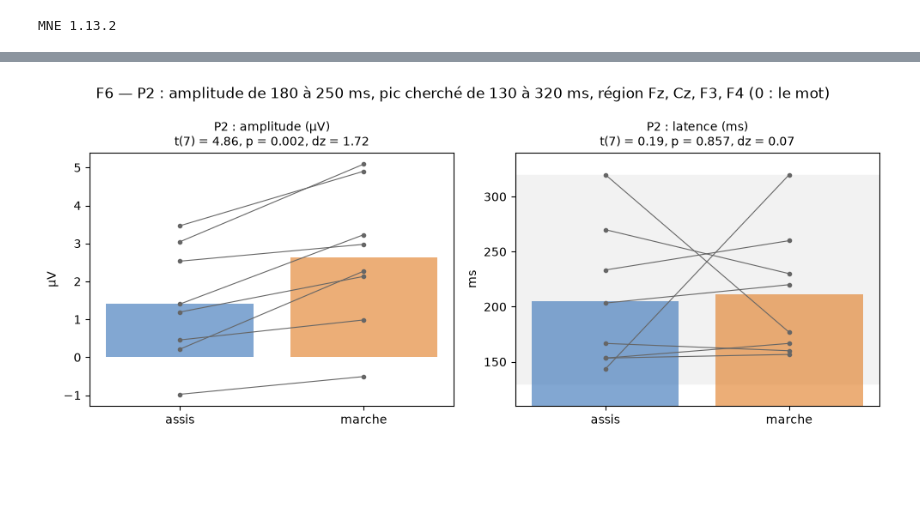
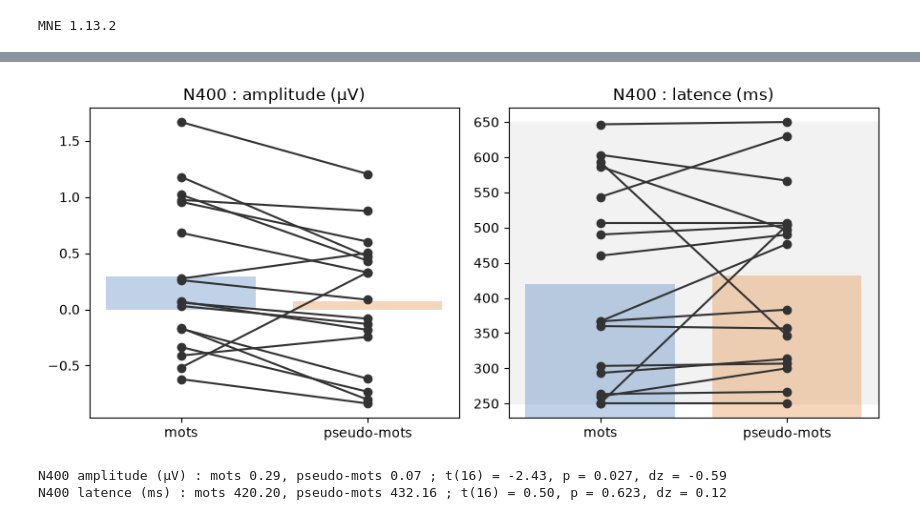
Before and after one commit to thecocolab/PSY2007D-UdeM, a Jupyter notebook: 09_analysis1_lexicaldecision.ipynb, the cells around one changed output, grey strips where cells are left out. Cells and saved outputs as stored; diff of their text form; code cells hidden in the pictures; blank space fills up the shorter version.

```diff
--- a/09_analysis1_lexicaldecision.ipynb
+++ b/09_analysis1_lexicaldecision.ipynb
@@ -111,10 +94,10 @@ chaque époque, la moyenne de ses seules électrodes mesurées, et les cartes n'
 # %%
 # ---- 0.3 Charger les données -----------------------------------------------------------------------------------------------------
 epochs, epochs_tape = {}, {}                                 # participant -> ses époques autour du mot, et autour de la tape
-for fichier in sorted((DOSSIER / 'pretraite').glob('sub-*_epo.fif')):
+for fichier in sorted((DOSSIER / 'pretraite_00').glob('sub-*_epo.fif')):
     participant = fichier.name.split('_')[0][4:]             # 'sub-P003_epo.fif' -> 'P003'
     epochs[participant] = mne.read_epochs(fichier, preload=True)
-    fichier_tape = DOSSIER / 'pretraite' / 'tape' / f'sub-{participant}_tape_epo.fif'
+    fichier_tape = DOSSIER / 'pretraite_00' / 'tape' / f'sub-{participant}_tape_epo.fif'
     if fichier_tape.exists():
         epochs_tape[participant] = mne.read_epochs(fichier_tape, preload=True)
 essais = pd.read_csv(DOSSIER / 'comportement' / 'essais.csv')
@@ -525,14 +600,0 @@ Le nombre de participants qui ont mesuré chaque électrode : {'Fp1': 5, 'Fp2':
-# %%
-# ---- F5 : un test t par électrode ------------------------------------------------------------------------------------------------
-t_electrodes, p_electrodes = np.full(len(noms_ch), np.nan), np.full(len(noms_ch), np.nan)
-for j in np.flatnonzero(vue):                                # un test t apparié par électrode, chez les participants qui l'ont mesurée
-    t_electrodes[j], p_electrodes[j] = stats.ttest_rel(valeurs_B[deux[:, j], j], valeurs_A[deux[:, j], j])
-fig, ax = plt.subplots(figsize=(5, 4.3))
-image, _ = mne.viz.plot_topomap(t_electrodes[vue], info_vue, axes=ax, show=False, vlim=(-4, 4), cmap='RdBu_r', mask=p_electrodes[vue] < 0.05,
-                                mask_params=dict(marker='o', markerfacecolor='w', markeredgecolor='k', markersize=8))
-fig.colorbar(image, ax=ax, label='t')
-ax.set_title(f'F5 — t par électrode ({COND_B} - {COND_A})\nronds blancs : p < .05 (non corrigé)', fontsize=10)
-plt.show()
-significatives = [c for c, p in zip(noms_ch, p_electrodes) if p < 0.05]
-bilan['F5 électrodes à p < .05'] = dict(n=len(valeurs_A), electrodes=', '.join(significatives) or 'aucune')
-print('Électrodes à p < .05 :', significatives or 'aucune')
@@ -596,25 +715,22 @@ mesures_eeg.round(2)
 # %%
-# ---- F6 : amplitude et latence, condition par condition --------------------------------------------------------------------------
-fig, axes = plt.subplots(1, 2, figsize=(10, 4.2))
-for ax, mesure, unite in zip(axes, ['amplitude (µV)', 'latence (ms)'], ['µV', 'ms']):
+# ---- F6 : amplitude et latence ---------------------------------------------------------------------------------------------------
+fig, axes = plt.subplots(1, 2, figsize=(9, 4))
+resultats = []
+for ax, mesure in zip(axes, ['amplitude (µV)', 'latence (ms)']):
     large = mesures_eeg.pivot(index='participant', columns='condition', values=mesure)[[COND_A, COND_B]]
-    ax.bar([0, 1], large.mean(), color=[COULEURS[COND_A], COULEURS[COND_B]], alpha=0.6)
-    for participant, valeurs in large.iterrows():
-        ax.plot([0, 1], valeurs.to_numpy(), color='0.4', lw=0.8, marker='o', ms=3)
+    ax.bar([0, 1], large.mean(), color=[COULEURS[COND_A], COULEURS[COND_B]], alpha=0.3)
+    ax.plot([0, 1], large.T.to_numpy(), color='0.2', marker='o')
+    ax.set(xticks=[0, 1], xticklabels=[COND_A, COND_B], title=f'{NOM} : {mesure}')
     t, p = stats.ttest_rel(large[COND_B], large[COND_A])
     difference = large[COND_B] - large[COND_A]
-    dz = difference.mean() / difference.std(ddof=1)
-    ax.set_xticks([0, 1])
-    ax.set_xticklabels([COND_A, COND_B])
-    ax.set_ylabel(unite)
-    ax.set_title(f'{NOM} : {mesure}\nt({len(large) - 1}) = {t:.2f}, p = {p:.3f}, dz = {dz:.2f}', fontsize=10)
-    bilan[f'F6 {NOM} {mesure}'] = dict(n=len(large), difference_moyenne=round(difference.mean(), 2), t=round(t, 2), p=round(p, 4),
-                                       dz=round(dz, 2))
+    resultats.append(f'{NOM} {mesure} : {COND_A} {large[COND_A].mean():.2f}, {COND_B} {large[COND_B].mean():.2f} ; '
+                     f't({len(large) - 1}) = {t:.2f}, p = {p:.3f}, dz = {difference.mean() / difference.std(ddof=1):.2f}')
 axes[1].axhspan(FENETRE_LATENCE[0] * 1000, FENETRE_LATENCE[1] * 1000, color='0.95', zorder=0)   # la fenêtre de recherche du pic
 axes[1].set_ylim(FENETRE_LATENCE[0] * 1000 - 20, FENETRE_LATENCE[1] * 1000 + 20)
-fig.suptitle(f'F6 — {NOM} : amplitude de {FENETRE[0] * 1000:.0f} à {FENETRE[1] * 1000:.0f} ms, pic cherché de '
-             f'{FENETRE_LATENCE[0] * 1000:.0f} à {FENETRE_LATENCE[1] * 1000:.0f} ms, région {", ".join(REGION)} (0 : {ZERO})')
 plt.tight_layout()
 plt.show()
+print('\n'.join(resultats))
 # %% [output]
-[figure, old version]
+[figure, new version]
+N400 amplitude (µV) : mots 0.29, pseudo-mots 0.07 ; t(16) = -2.43, p = 0.027, dz = -0.59
+N400 latence (ms) : mots 420.20, pseudo-mots 432.16 ; t(16) = 0.50, p = 0.623, dz = 0.12
```
Also changed, not shown: parts of 52 cells of this notebook, 3 other files.
